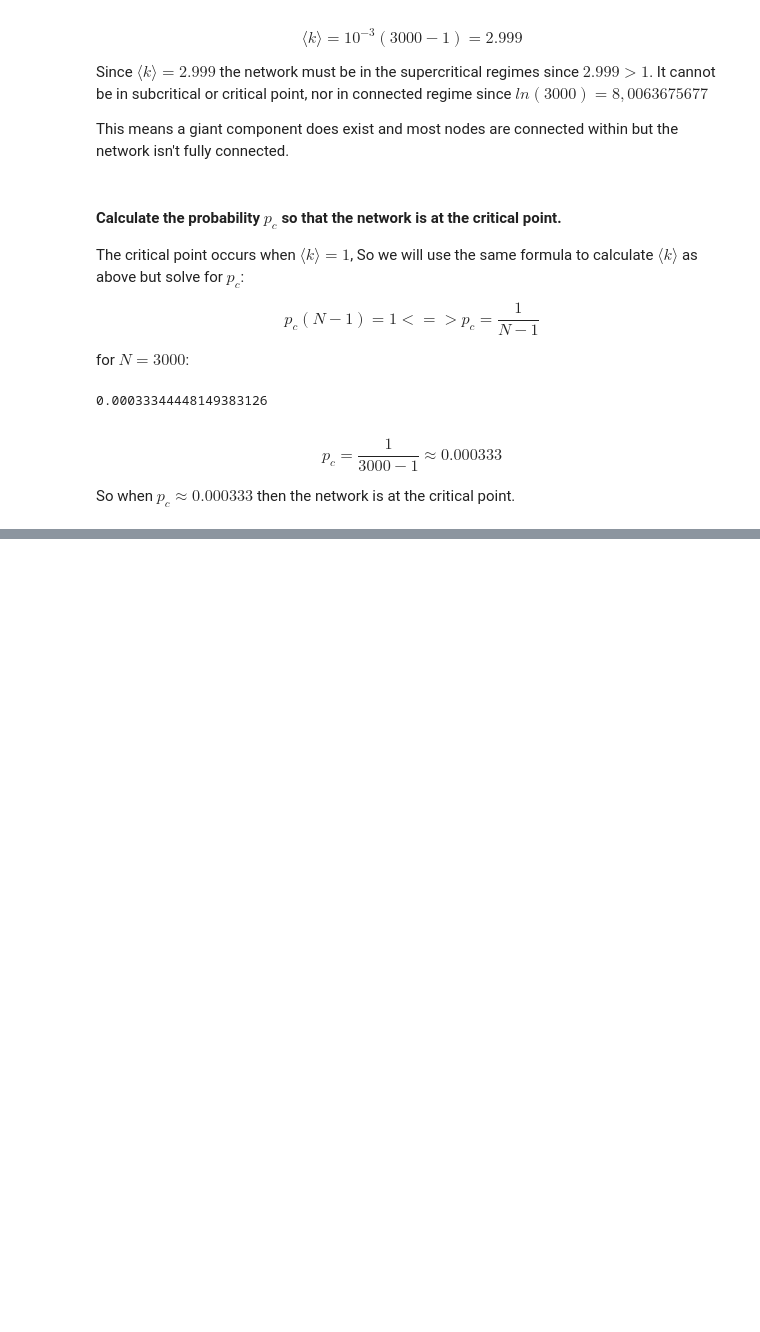
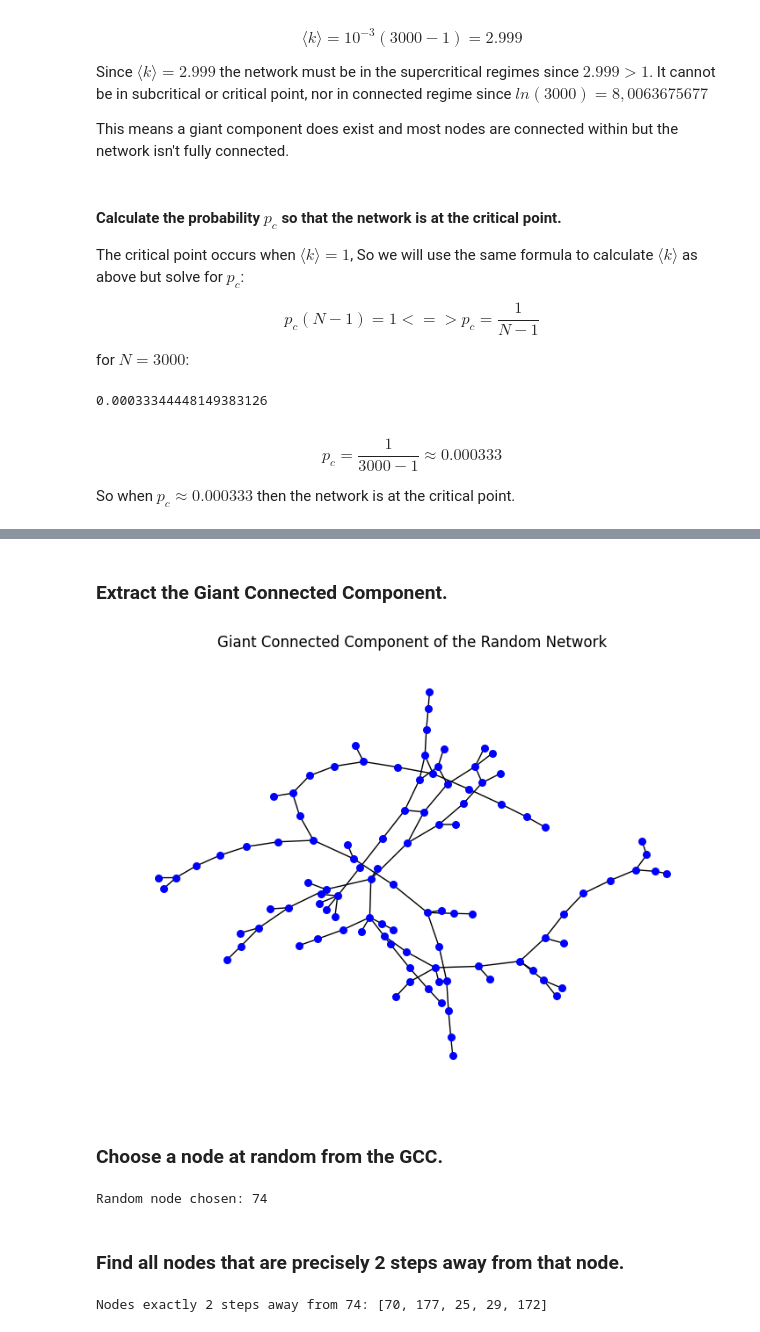
Before and after one commit to Ayafahim/social_graphs, a Jupyter notebook: Aya/week2/part4.ipynb, the cells around one changed output, grey strips where cells are left out. Saved outputs shown, nothing was run; the diff lists cells and outputs as text; code cells hidden in the pictures; blank space fills up the shorter version.

```diff
--- a/Aya/week2/part4.ipynb
+++ b/Aya/week2/part4.ipynb
@@ -94,0 +216,35 @@ We want to find the
+# %% [markdown]
+### Extract the Giant Connected Component.
+# %%
+# Extract the Giant Connected Component (GCC)
+gcc = max(nx.connected_components(G), key=len)
+GCC = G.subgraph(gcc)
+
+plt.figure(figsize=(7, 5))
+nx.draw(GCC, node_size=30, node_color='blue', with_labels=False)
+plt.title("Giant Connected Component of the Random Network")
+plt.show()
+# %% [output]
+[figure, added]
+# %% [markdown]
+### Choose a node at random from the GCC.
+# %%
+import random
+
+random_node = random.choice(list(GCC.nodes()))
+
+print(f"Random node chosen: {random_node}")
+# %% [output]
+Random node chosen: 74
+# %% [markdown]
+### Find all nodes that are precisely 2 steps away from that node.
+# %%
+# Find all nodes that are exactly 2 steps away from the random node
+shortest_path_lengths = nx.single_source_shortest_path_length(GCC, random_node)
+
+# Get nodes that are exactly 2 steps away
+nodes_two_steps_away = [node for node, length in shortest_path_lengths.items() if length == 2]
+
+print(f"Nodes exactly 2 steps away from {random_node}: {nodes_two_steps_away}")
+# %% [output]
+Nodes exactly 2 steps away from 74: [70, 177, 25, 29, 172]
```
Also changed, not shown: parts of 12 cells of this notebook.
